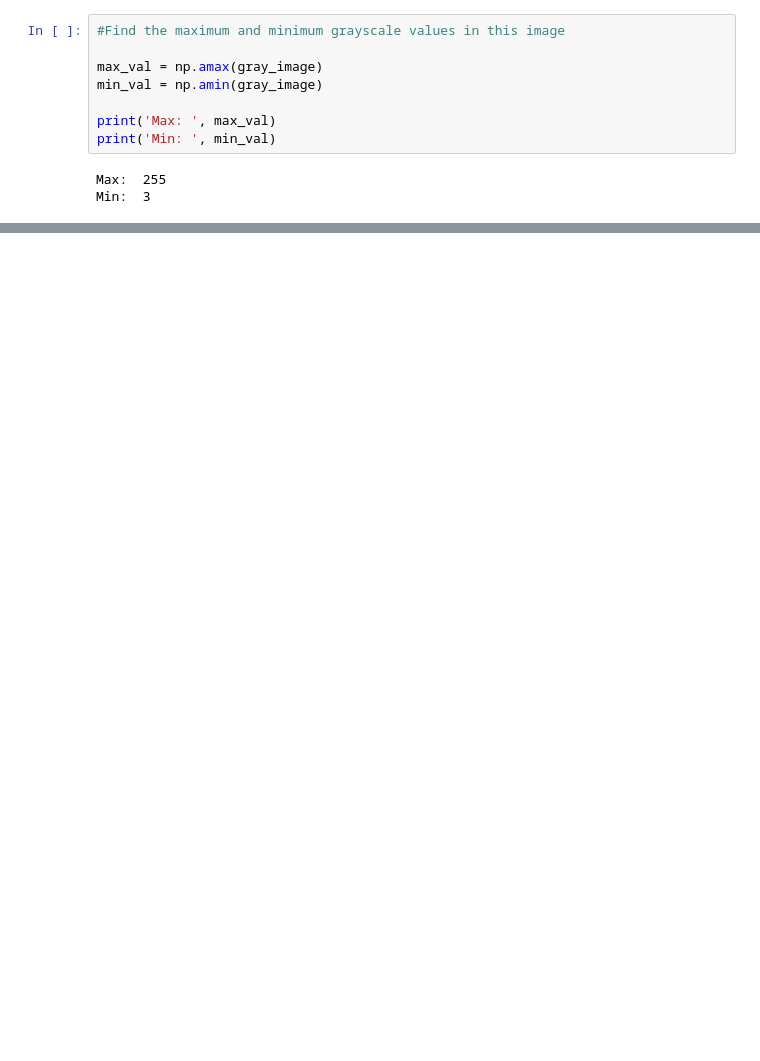
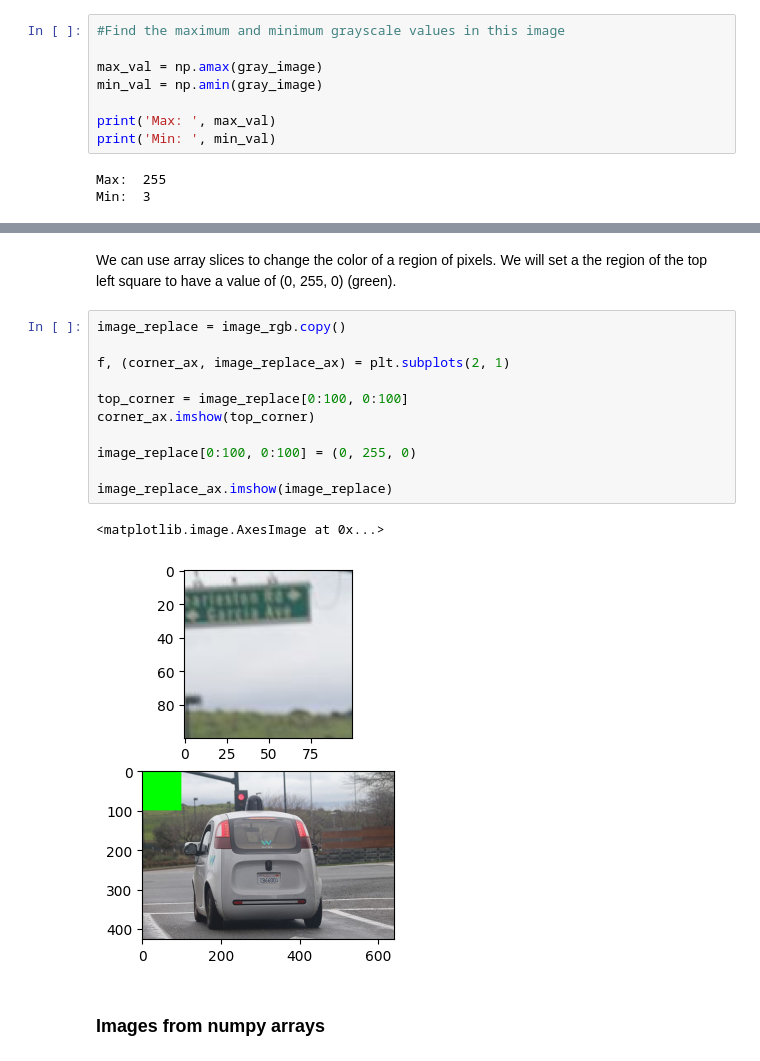
Before and after one commit to octavio-navarro/Computer-Vision, a Jupyter notebook: Notebooks/1. CV. Images as Numerical Data.ipynb, the cells around one changed output, grey strips where cells are left out. Cells and saved outputs as stored; diff of their text form; blank space fills up the shorter version.

```diff
--- a/Notebooks/1. CV. Images as Numerical Data.ipynb
+++ b/Notebooks/1. CV. Images as Numerical Data.ipynb
@@ -91,3 +138,21 @@ plt.imshow(sub_image, cmap='gray')
+# %% [markdown]
+We can use array slices to change the color of a region of pixels. We will set a the region of the top left square to have a value of (0, 255, 0) (green).
+# %%
+image_replace = image_rgb.copy()
+
+f, (corner_ax, image_replace_ax) = plt.subplots(2, 1)
+
+top_corner = image_replace[0:100, 0:100]
+corner_ax.imshow(top_corner)
+
+image_replace[0:100, 0:100] = (0, 255, 0)
+
+image_replace_ax.imshow(image_replace)
+# %% [output]
+<matplotlib.image.AxesImage at 0x...>
+[figure, added]
+# %% [markdown]
+### Images from numpy arrays
 # %%
 # Create a 5x5 image using just grayscale, numerical values
 tiny_image = np.array([[0, 20, 30, 150, 120],
```
Also changed, not shown: parts of 12 cells of this notebook, 7 other files.
